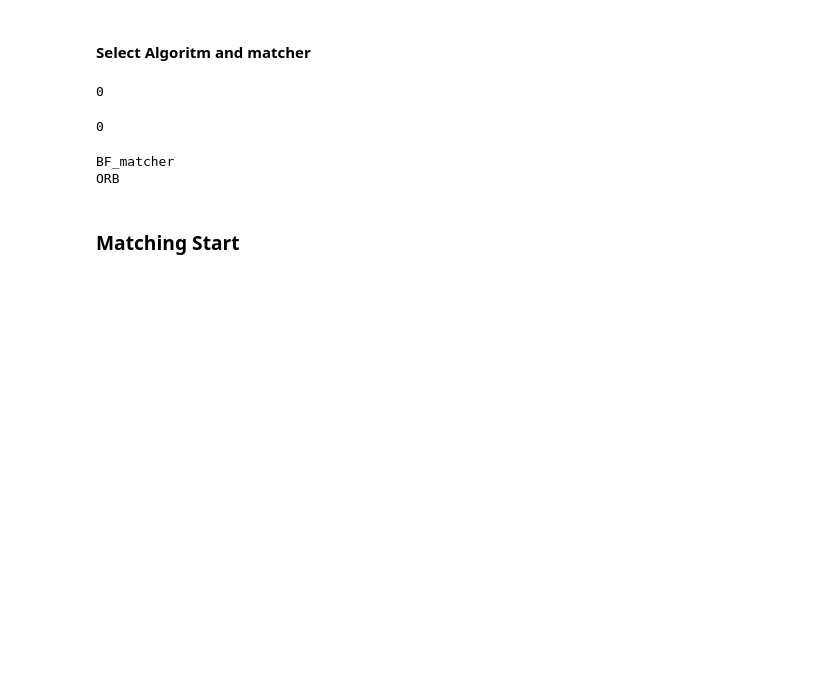
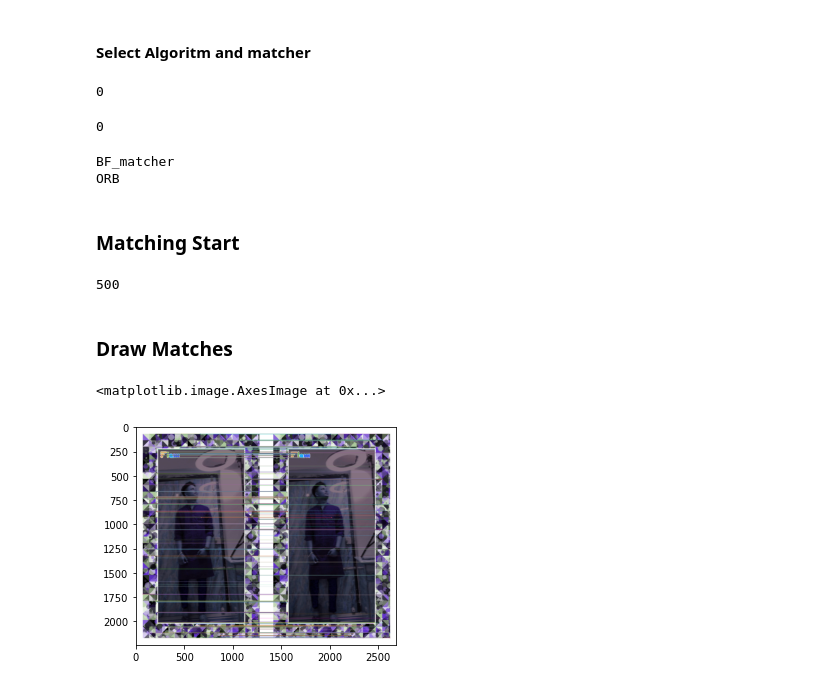
Before and after one commit to yogesh895/Cloud-Architecture, a Jupyter notebook: cloud_architecture_demo.ipynb, the cells around one changed output. Cells and saved outputs as stored; diff of their text form; code cells hidden in the pictures; blank space fills up the shorter version.

Commit message:
matched features

```diff
--- a/cloud_architecture_demo.ipynb
+++ b/cloud_architecture_demo.ipynb
@@ -45,6 +53,7 @@ matching_methods = ["BF_matcher","FLANN_matcher"]
 # %%
 feature_extractions = ["ORB", "SIFT"]
 feature_detection = [[des1_orb,des2_orb],[des1_SIFT,des2_SIFT]]
+feature_keypoints = [[kp1_orb,kp2_orb],[kp1_SIFT,kp2_SIFT]]
 # %%
 matcher_selection = int(input())
 # %% [output]
@@ -61,3 +70,28 @@ BF_matcher
 ORB
 # %% [markdown]
 ### Matching Start
+# %%
+matches = None
+
+if(matcher_selection ==0):
+    matches = bf.knnMatch(feature_detection[feature_selection][0],feature_detection[feature_selection][1], k=2)
+
+elif(matcher_selection == 1):
+    matches = FLANN_matcher.knnMatch(feature_detection[feature_selection][0],feature_detection[feature_selection][1], 2)
+# %%
+good = []
+for m, n in matches:
+    if m.distance < 0.75 * n.distance:
+        good.append(m)
+print(len(good))
+# %% [output]
+500
+# %% [markdown]
+### Draw Matches
+# %%
+imgFeatures = cv2.drawMatches(img1,feature_keypoints[feature_selection][0] , img2, feature_keypoints[feature_selection][1], good, None, flags=2)
+# %%
+plt.imshow(imgFeatures)
+# %% [output]
+<matplotlib.image.AxesImage at 0x...>
+[figure, added]
```
Also changed, not shown: parts of 4 cells of this notebook.
